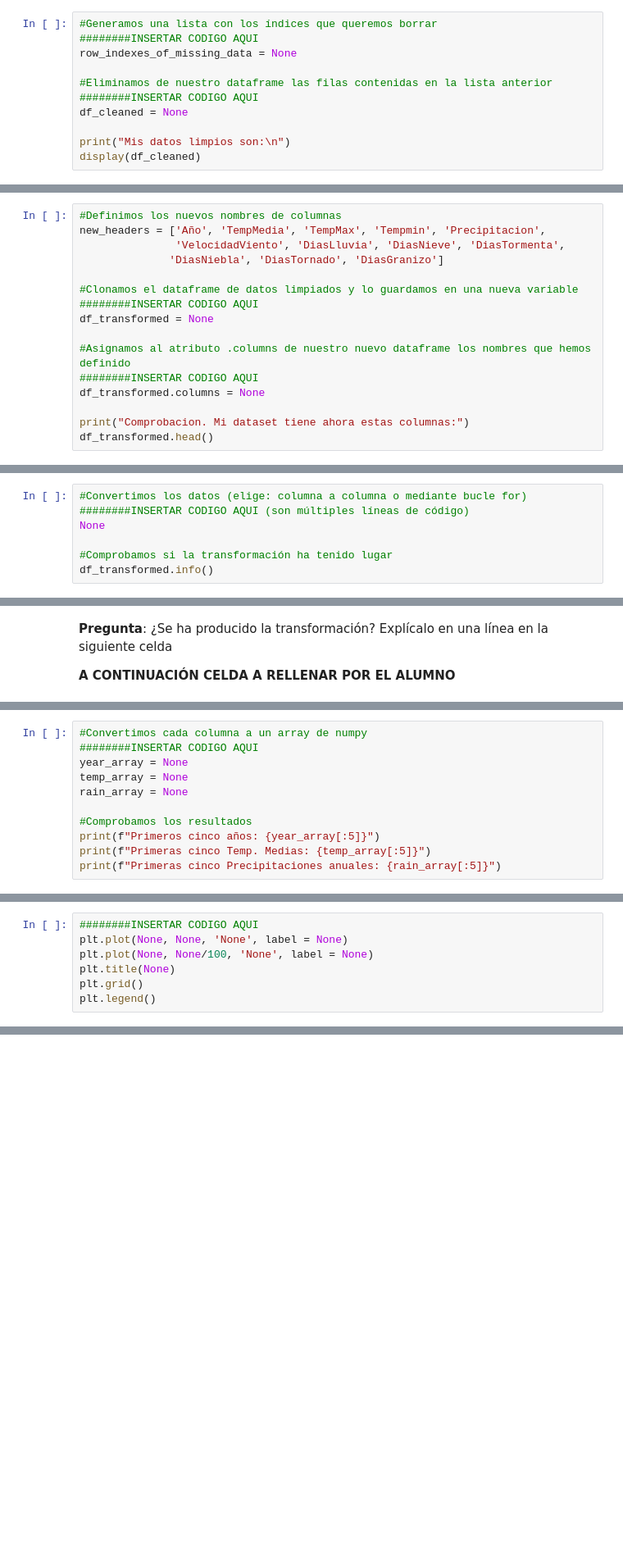
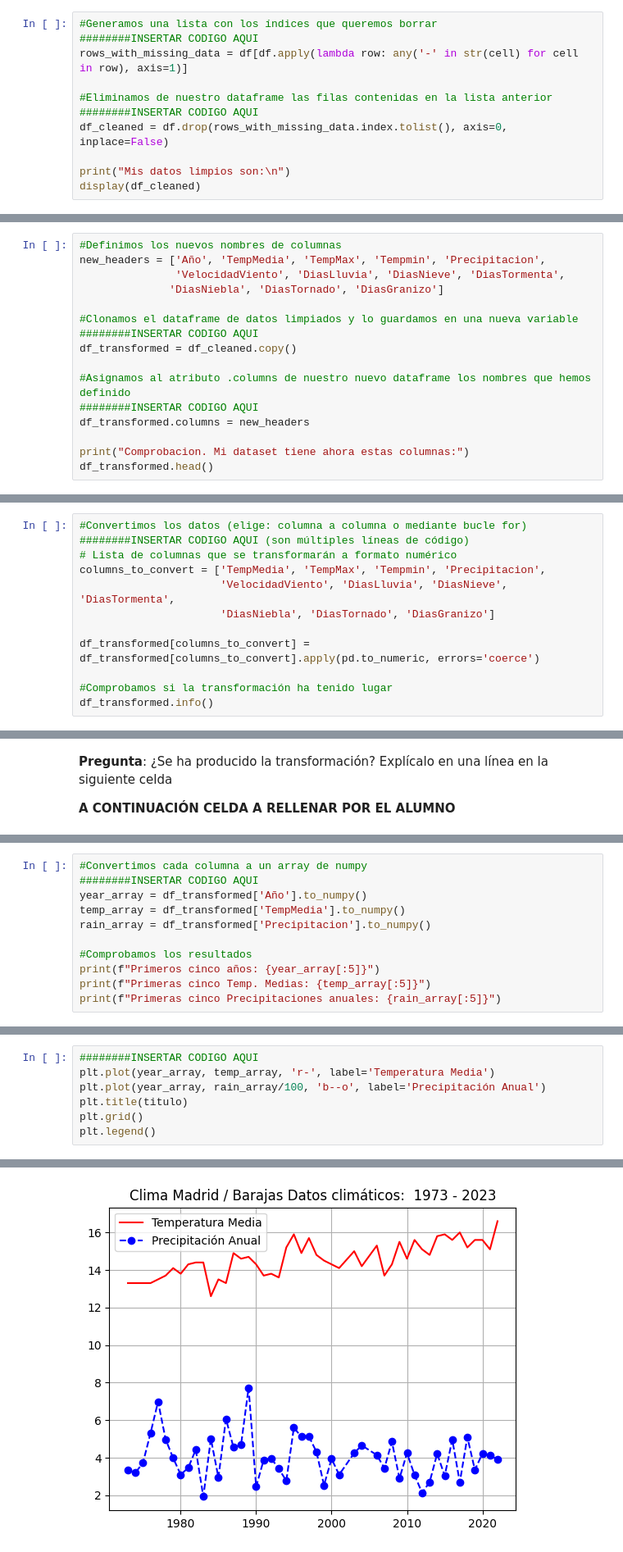
Before and after one commit to avadop/VIU_actividad2_analisisDatos, a Jupyter notebook: Actividad_2_2_Oct23_Alumno.ipynb, the cells around one changed output, grey strips where cells are left out. Shown: that part at 82% size. Saved outputs shown, nothing was run; the diff lists cells and outputs as text; blank space fills up the shorter version.

```diff
--- a/Actividad_2_2_Oct23_Alumno.ipynb
+++ b/Actividad_2_2_Oct23_Alumno.ipynb
@@ -108,11 +173,11 @@ __TIP:__ Para eliminar filas de un dataframe usaremos la función __.drop(lista_
 # %%
 #Generamos una lista con los índices que queremos borrar
 ########INSERTAR CODIGO AQUI
-row_indexes_of_missing_data = None
+rows_with_missing_data = df[df.apply(lambda row: any('-' in str(cell) for cell in row), axis=1)]
 
 #Eliminamos de nuestro dataframe las filas contenidas en la lista anterior
 ########INSERTAR CODIGO AQUI
-df_cleaned = None
+df_cleaned = df.drop(rows_with_missing_data.index.tolist(), axis=0, inplace=False)
 
 print("Mis datos limpios son:\n")
 display(df_cleaned)
@@ -132,11 +222,11 @@ new_headers = ['Año', 'TempMedia', 'TempMax', 'Tempmin', 'Precipitacion',
 
 #Clonamos el dataframe de datos limpiados y lo guardamos en una nueva variable
 ########INSERTAR CODIGO AQUI
-df_transformed = None
+df_transformed = df_cleaned.copy()
 
 #Asignamos al atributo .columns de nuestro nuevo dataframe los nombres que hemos definido
 ########INSERTAR CODIGO AQUI
-df_transformed.columns = None
+df_transformed.columns = new_headers
 
 print("Comprobacion. Mi dataset tiene ahora estas columnas:")
 df_transformed.head()
@@ -155,7 +279,12 @@ __TIP 2:__ Podemos ir una a una por todas las columnas (1 línea de código por
 # %%
 #Convertimos los datos (elige: columna a columna o mediante bucle for)
 ########INSERTAR CODIGO AQUI (son múltiples líneas de código)
-None
+# Lista de columnas que se transformarán a formato numérico
+columns_to_convert = ['TempMedia', 'TempMax', 'Tempmin', 'Precipitacion',
+                      'VelocidadViento', 'DiasLluvia', 'DiasNieve', 'DiasTormenta',
+                      'DiasNiebla', 'DiasTornado', 'DiasGranizo']
+
+df_transformed[columns_to_convert] = df_transformed[columns_to_convert].apply(pd.to_numeric, errors='coerce')
 
 #Comprobamos si la transformación ha tenido lugar
 df_transformed.info()
@@ -174,9 +326,9 @@ __TIP__: Usa la función de pandas df['columna'].to_numpy()
 # %%
 #Convertimos cada columna a un array de numpy
 ########INSERTAR CODIGO AQUI
-year_array = None
-temp_array = None
-rain_array = None
+year_array = df_transformed['Año'].to_numpy()
+temp_array = df_transformed['TempMedia'].to_numpy()
+rain_array = df_transformed['Precipitacion'].to_numpy()
 
 #Comprobamos los resultados
 print(f"Primeros cinco años: {year_array[:5]}")
@@ -191,8 +347,9 @@ __TIP 1:__ En la prácitca de introducción a matplotlib se vió cómo formatear
 __TIP 2:__ Para que la leyenda tenga sentido, habrá que utilizar la etiqueta __label='nombre_de_curva'__ en el plot
 # %%
 ########INSERTAR CODIGO AQUI
-plt.plot(None, None, 'None', label = None)
-plt.plot(None, None/100, 'None', label = None)
-plt.title(None)
+plt.plot(year_array, temp_array, 'r-', label='Temperatura Media')
+plt.plot(year_array, rain_array/100, 'b--o', label='Precipitación Anual')
+plt.title(titulo)
 plt.grid()
 plt.legend()
+# %% [output]
@@ -199,3 +357,4 @@ plt.legend()
+[figure, added]
 # %% [markdown]
 __Pregunta:__ ¿Serías capaz de identificar outliers en la serie anterior, combinando precipitación y temperatura? Da tu respuesta en un par de líneas en la siguiente celda.
 
```
Also changed, not shown: parts of 42 cells of this notebook.
